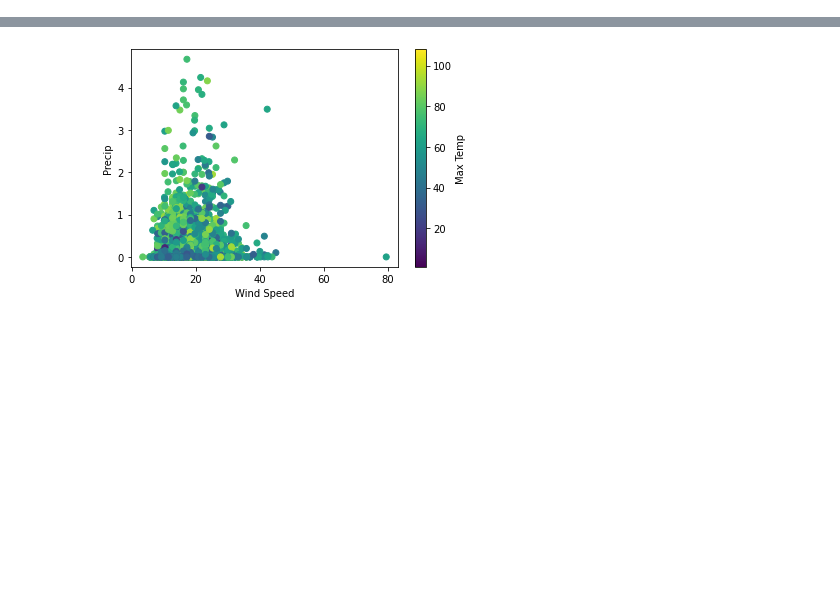
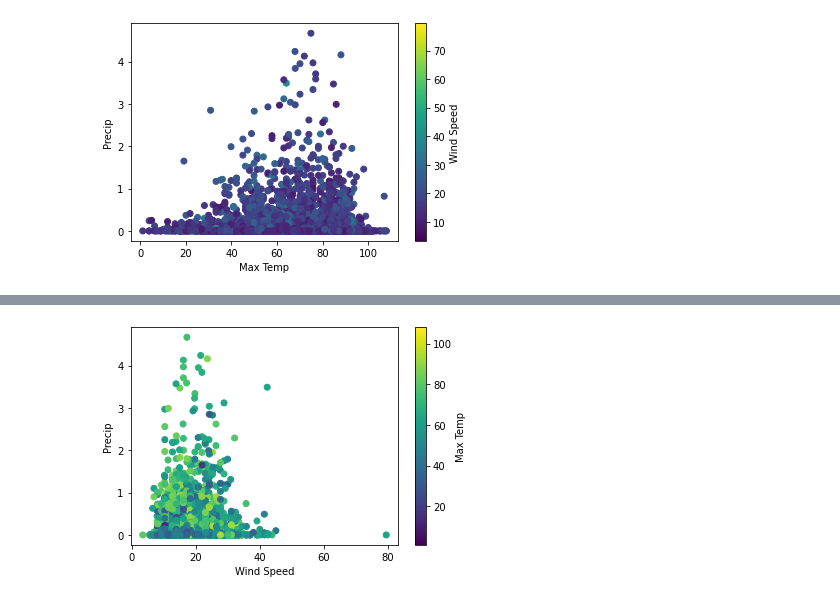
Before and after one commit to domingo-aj/Group-Project-1, a Jupyter notebook: dataviz_projectone_MG.ipynb, the cells around one changed output, grey strips where cells are left out. Cells and saved outputs as stored; diff of their text form; code cells hidden in the pictures; blank space fills up the shorter version.

```diff
--- a/dataviz_projectone_MG.ipynb
+++ b/dataviz_projectone_MG.ipynb
@@ -87,0 +87,10 @@ weather_summary
+# %%
+#Temp vs precipitation & for cancelled flights
+plt.scatter(weather_summary['Max Temp'],weather_summary['Precip'],c=weather_summary['Wind Speed'])
+clb = plt.colorbar()
+plt.xlabel("Max Temp")
+plt.ylabel("Precip")
+clb.set_label("Wind Speed")
+plt.show()
+# %% [output]
+[figure, added]
```
Also changed, not shown: parts of 15 cells of this notebook.
